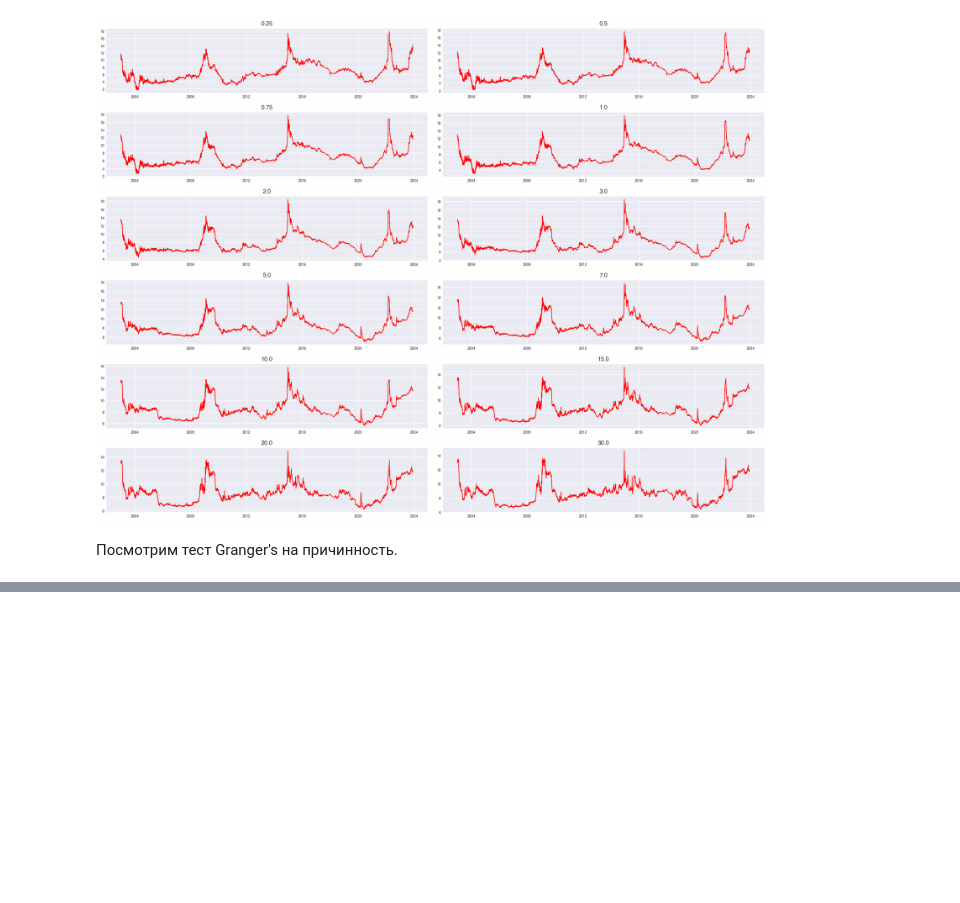
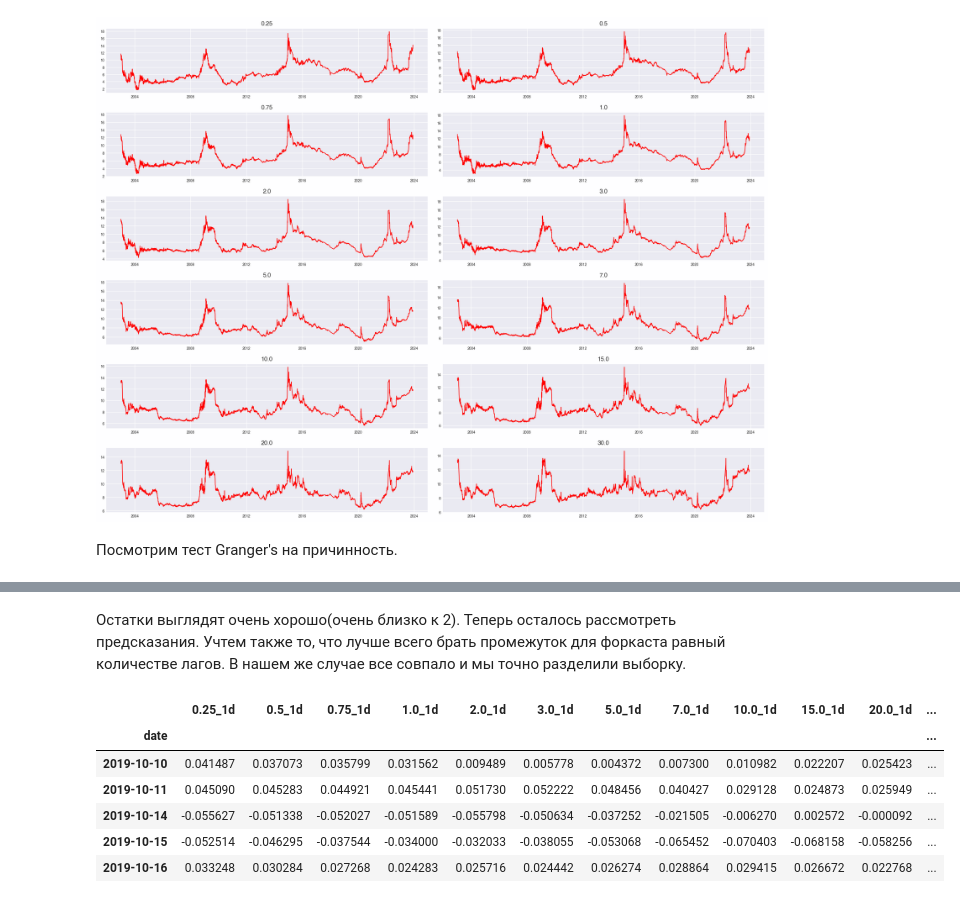
Before and after one commit to VsevolodZaostrovsky/MOEX-Yield-Curve-Forecasting, a Jupyter notebook: ConsideringModels/MainFiles/VAR.ipynb, the cells around one changed output, grey strips where cells are left out. Saved outputs shown, nothing was run; the diff lists cells and outputs as text; code cells hidden in the pictures; blank space fills up the shorter version.

```diff
--- a/ConsideringModels/MainFiles/VAR.ipynb
+++ b/ConsideringModels/MainFiles/VAR.ipynb
@@ -94,0 +200,5 @@ matrix_granger[matrix_granger < 0.05]
+# %%
+df_differenced = df_train.diff().dropna()
+for name, column in df_differenced.iteritems():
+    adfuller_test(column, name=column.name)
+    print('\n')
@@ -94,0 +223,10 @@ matrix_granger[matrix_granger < 0.05]
+# %%
+max_parametrs_for_var = 10
+model = VAR(df_differenced)
+for i in np.arange(1,max_parametrs_for_var):
+    result = model.fit(i)
+    print('Lag Order =', i)
+    print('AIC : ', result.aic)
+    print('BIC : ', result.bic)
+    print('FPE : ', result.fpe)
+    print('HQIC: ', result.hqic, '\n')
@@ -94,0 +253,4 @@ matrix_granger[matrix_granger < 0.05]
+# %%
+p = 9
+model_fitted = model.fit(p)
+model_fitted.summary()
@@ -94,0 +295,14 @@ matrix_granger[matrix_granger < 0.05]
+# %% [markdown]
+Остатки выглядят очень хорошо(очень близко к 2). Теперь осталось рассмотреть предсказания. Учтем также то, что лучше всего брать промежуток для форкаста равный количестве лагов. В нашем же случае все совпало и мы точно разделили выборку.
+# %%
+var_model_forecast = model_fitted.forecast(y = df_differenced.values, steps=n_horizon)
+df_forecast = pd.DataFrame(var_model_forecast, index = df_test.index, columns = df.columns + '_1d' )
+df_forecast
+# %% [output]
+|  | 0.25_1d | 0.5_1d | 0.75_1d | 1.0_1d | 2.0_1d | 3.0_1d | 5.0_1d | 7.0_1d | 10.0_1d | 15.0_1d | 20.0_1d | ... |
+| date |  |  |  |  |  |  |  |  |  |  |  | ... |
+| 2019-10-10 | 0.041487 | 0.037073 | 0.035799 | 0.031562 | 0.009489 | 0.005778 | 0.004372 | 0.007300 | 0.010982 | 0.022207 | 0.025423 | ... |
+| 2019-10-11 | 0.045090 | 0.045283 | 0.044921 | 0.045441 | 0.051730 | 0.052222 | 0.048456 | 0.040427 | 0.029128 | 0.024873 | 0.025949 | ... |
+| 2019-10-14 | -0.055627 | -0.051338 | -0.052027 | -0.051589 | -0.055798 | -0.050634 | -0.037252 | -0.021505 | -0.006270 | 0.002572 | -0.000092 | ... |
+| 2019-10-15 | -0.052514 | -0.046295 | -0.037544 | -0.034000 | -0.032033 | -0.038055 | -0.053068 | -0.065452 | -0.070403 | -0.068158 | -0.058256 | ... |
+| 2019-10-16 | 0.033248 | 0.030284 | 0.027268 | 0.024283 | 0.025716 | 0.024442 | 0.026274 | 0.028864 | 0.029415 | 0.026672 | 0.022768 | ... |
```
Also changed, not shown: parts of 23 cells of this notebook.
